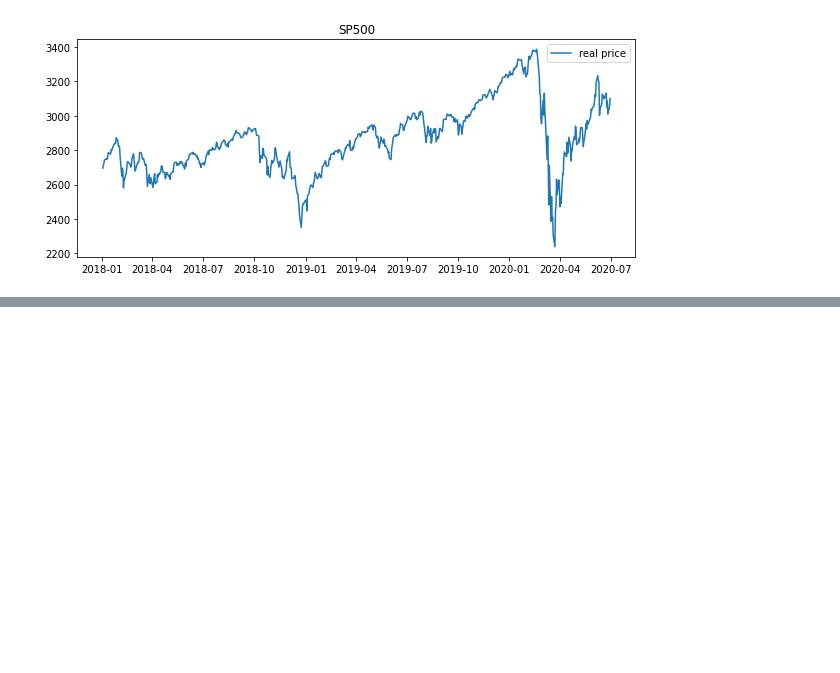
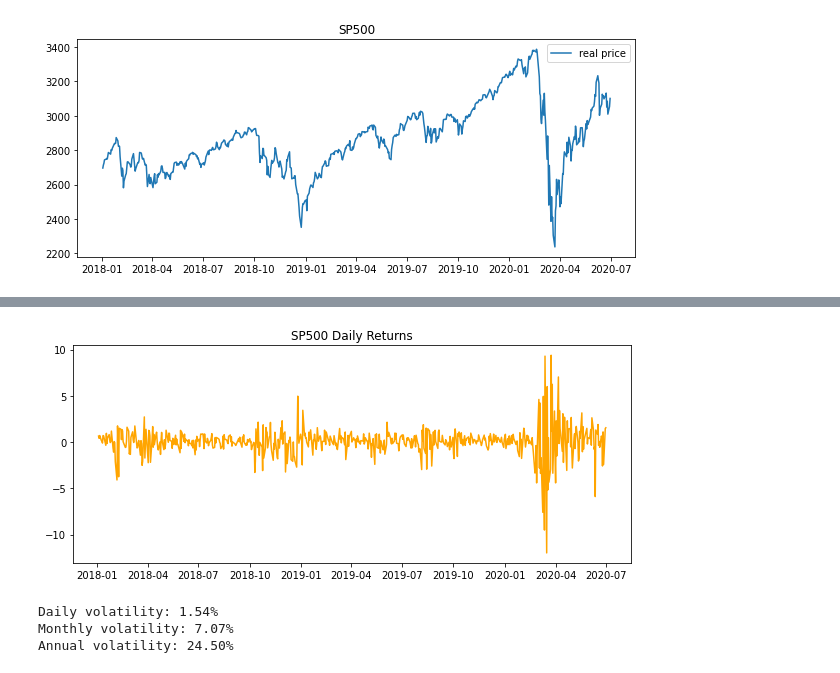
Before and after one commit to jbogocz/arima_garch, a Jupyter notebook: garch.ipynb, the cells around one changed output, grey strips where cells are left out. Drawn from its saved outputs; the diff is of its cells as text; code cells hidden in the pictures; blank space fills up the shorter version.

```diff
--- a/garch.ipynb
+++ b/garch.ipynb
@@ -74,0 +76,26 @@ Train: 439, Test: 189
+# %%
+# Calculate volatility
+def returns_vol(df, column):
+    # Calculate returns as percentage of price changes
+    df['Returns'] = df[column].pct_change()*100
+    # Calculate daily std of returns
+    volatility = df['Returns'].std()
+    return df, volatility
+
+df, volatility = returns_vol(df, column='Close')
+# %%
+# Plot the price returns
+plt.figure(figsize=(10,4))
+plt.plot(df['Returns'], color = 'orange')
+plt.title('SP500 Daily Returns')
+plt.show()
+
+# Print volatility
+print(f'''Daily volatility: {volatility:.2f}%
+Monthly volatility: {np.sqrt(21)*volatility:.2f}%
+Annual volatility: {np.sqrt(252)*volatility:.2f}% ''')
+# %% [output]
+[figure, added]
+Daily volatility: 1.54%
+Monthly volatility: 7.07%
+Annual volatility: 24.50%
```
Also changed, not shown: parts of 1 cell of this notebook.
